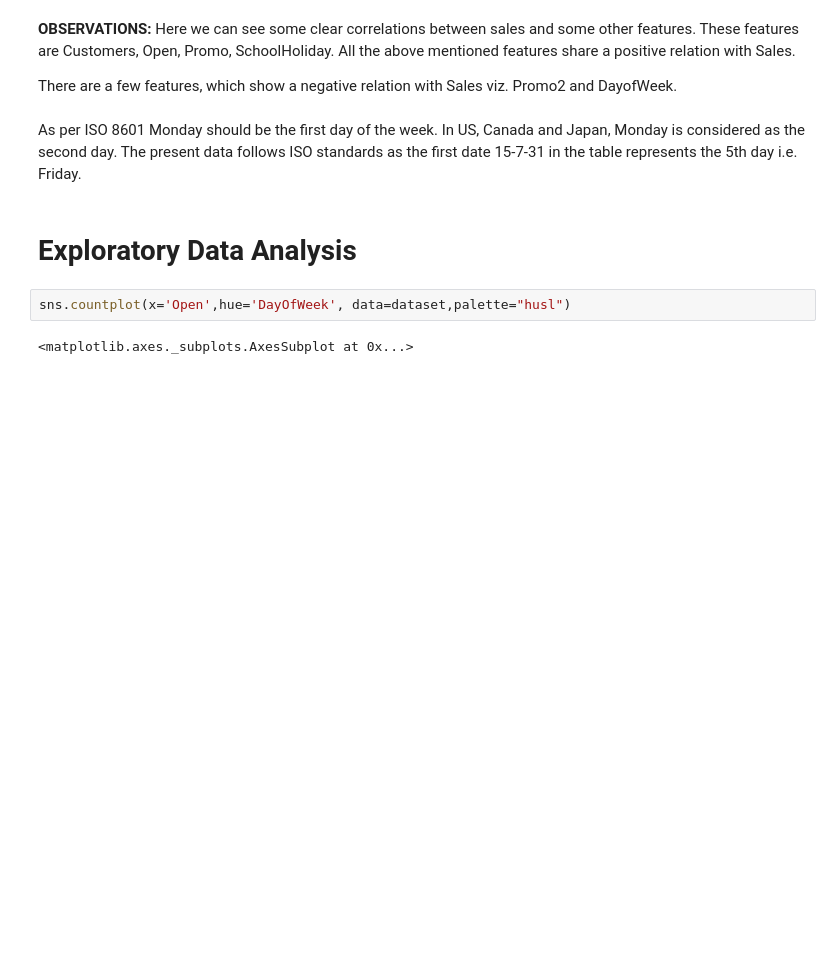
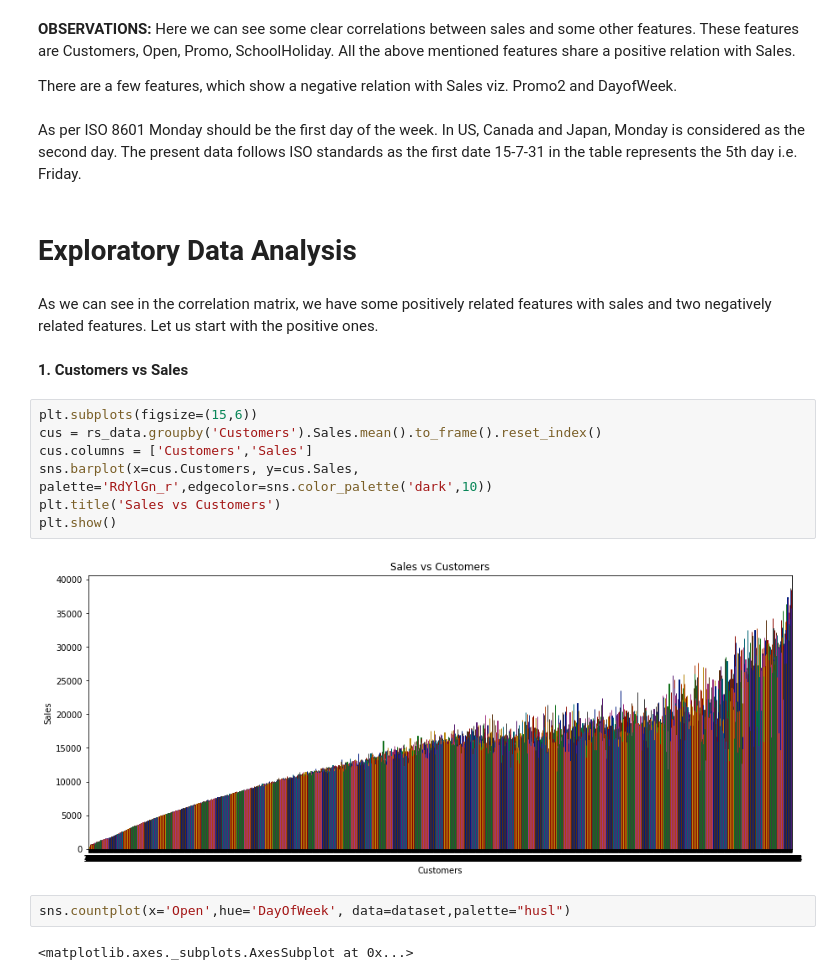
Before and after one commit to vinayakpotdar2114/Capstone-Project-2-Sales-Prediction-Rossmann-Sales-Prediction, a Jupyter notebook: Sales_Prediction_Rossmann_Sales_Prediction_Capstone_2.ipynb, the cells around one changed output. Drawn from its saved outputs; the diff is of its cells as text; blank space fills up the shorter version.

Commit message:
EDA started Commit

```diff
--- a/Sales_Prediction_Rossmann_Sales_Prediction_Capstone_2.ipynb
+++ b/Sales_Prediction_Rossmann_Sales_Prediction_Capstone_2.ipynb
@@ -280,6 +280,19 @@ There are a few features, which show a negative relation with Sales viz. Promo2
 As per ISO 8601 Monday should be the first day of the week. In US, Canada and Japan, Monday is considered as the second day. The present data follows ISO standards as the first date 15-7-31 in the table represents the 5th day i.e. Friday.
 # %% [markdown]
 # **Exploratory Data Analysis**
+# %% [markdown]
+As we can see in the correlation matrix, we have some positively related features with sales and two negatively related features. Let us start with the positive ones.
+# %% [markdown]
+**1. Customers vs Sales**
+# %%
+plt.subplots(figsize=(15,6))
+cus = rs_data.groupby('Customers').Sales.mean().to_frame().reset_index()
+cus.columns = ['Customers','Sales']
+sns.barplot(x=cus.Customers, y=cus.Sales, palette='RdYlGn_r',edgecolor=sns.color_palette('dark',10))
+plt.title('Sales vs Customers')
+plt.show()
+# %% [output]
+[figure, added]
 # %%
 sns.countplot(x='Open',hue='DayOfWeek', data=dataset,palette="husl")
 # %% [output]
```
